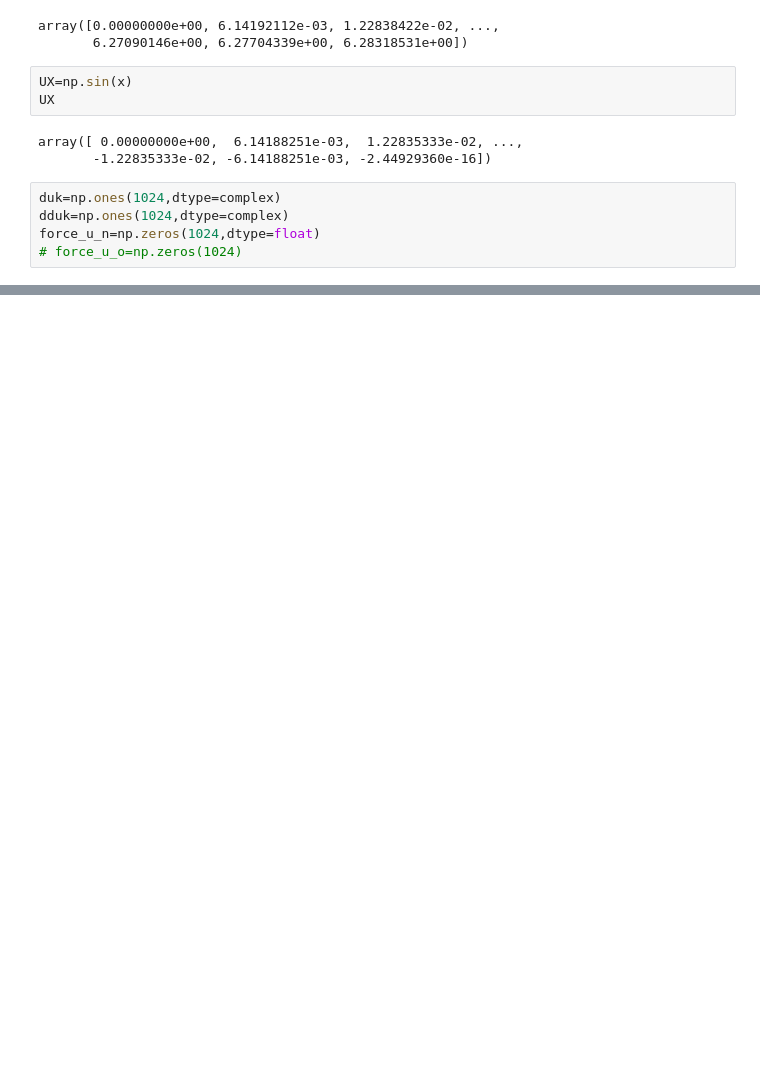
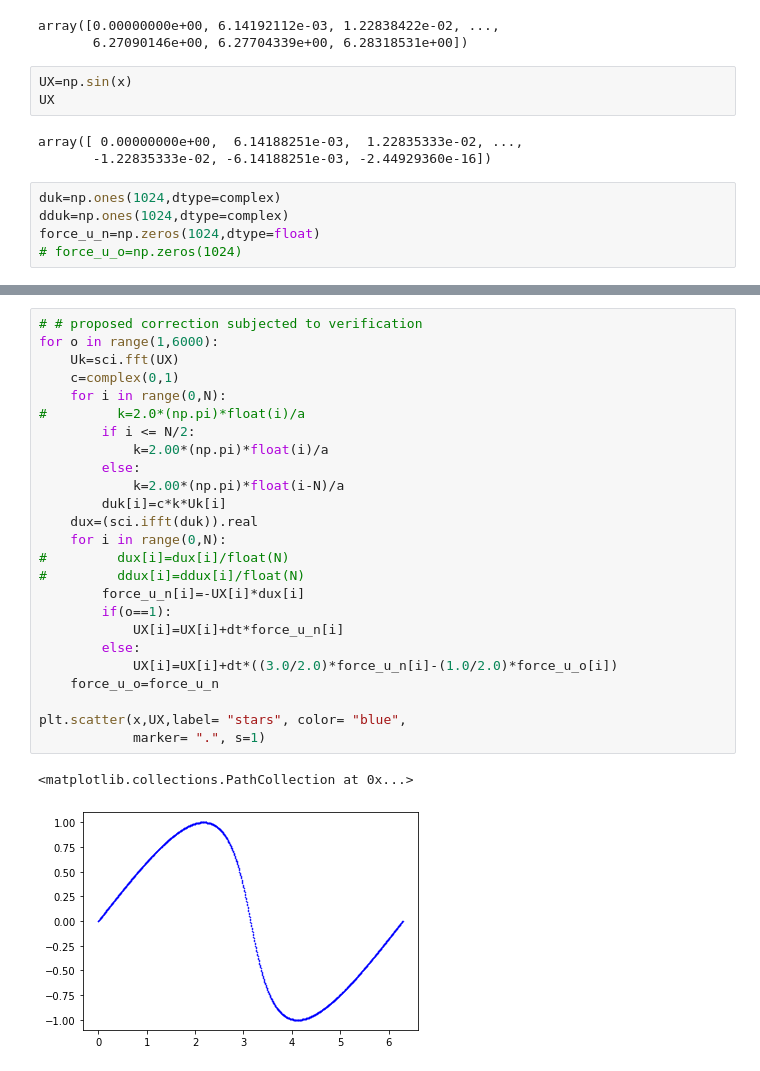
Before and after one commit to High-Performation-Computing-Group/Pseudo-Spectral-Method, a Jupyter notebook: Python/Day1/Day1_burgers.ipynb, the cells around one changed output, grey strips where cells are left out. Saved outputs shown, nothing was run; the diff lists cells and outputs as text; blank space fills up the shorter version.

```diff
--- a/Python/Day1/Day1_burgers.ipynb
+++ b/Python/Day1/Day1_burgers.ipynb
@@ -104,0 +113,28 @@ array([-2.16840434e-19,  1.98738136e-06,  5.62704382e-06, ...,
+# %%
+# # proposed correction subjected to verification
+for o in range(1,6000):
+    Uk=sci.fft(UX)
+    c=complex(0,1)
+    for i in range(0,N):
+#         k=2.0*(np.pi)*float(i)/a
+        if i <= N/2:
+            k=2.00*(np.pi)*float(i)/a
+        else:
+            k=2.00*(np.pi)*float(i-N)/a
+        duk[i]=c*k*Uk[i]
+    dux=(sci.ifft(duk)).real
+    for i in range(0,N):
+#         dux[i]=dux[i]/float(N)
+#         ddux[i]=ddux[i]/float(N)
+        force_u_n[i]=-UX[i]*dux[i]
+        if(o==1):
+            UX[i]=UX[i]+dt*force_u_n[i]
+        else:
+            UX[i]=UX[i]+dt*((3.0/2.0)*force_u_n[i]-(1.0/2.0)*force_u_o[i])
+    force_u_o=force_u_n
+
+plt.scatter(x,UX,label= "stars", color= "blue",
+            marker= ".", s=1)
+# %% [output]
+<matplotlib.collections.PathCollection at 0x...>
+[figure, added]
```
Also changed, not shown: parts of 9 cells of this notebook, 5 other files.
